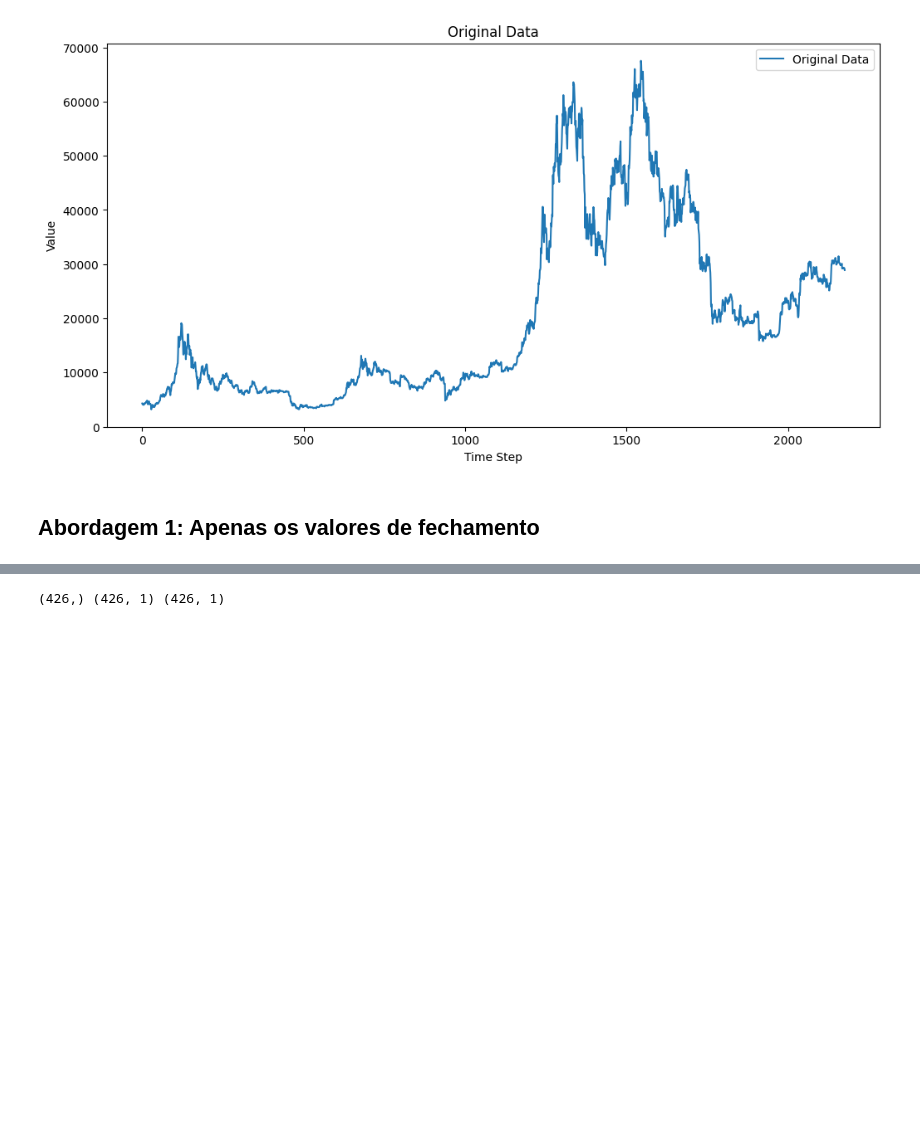
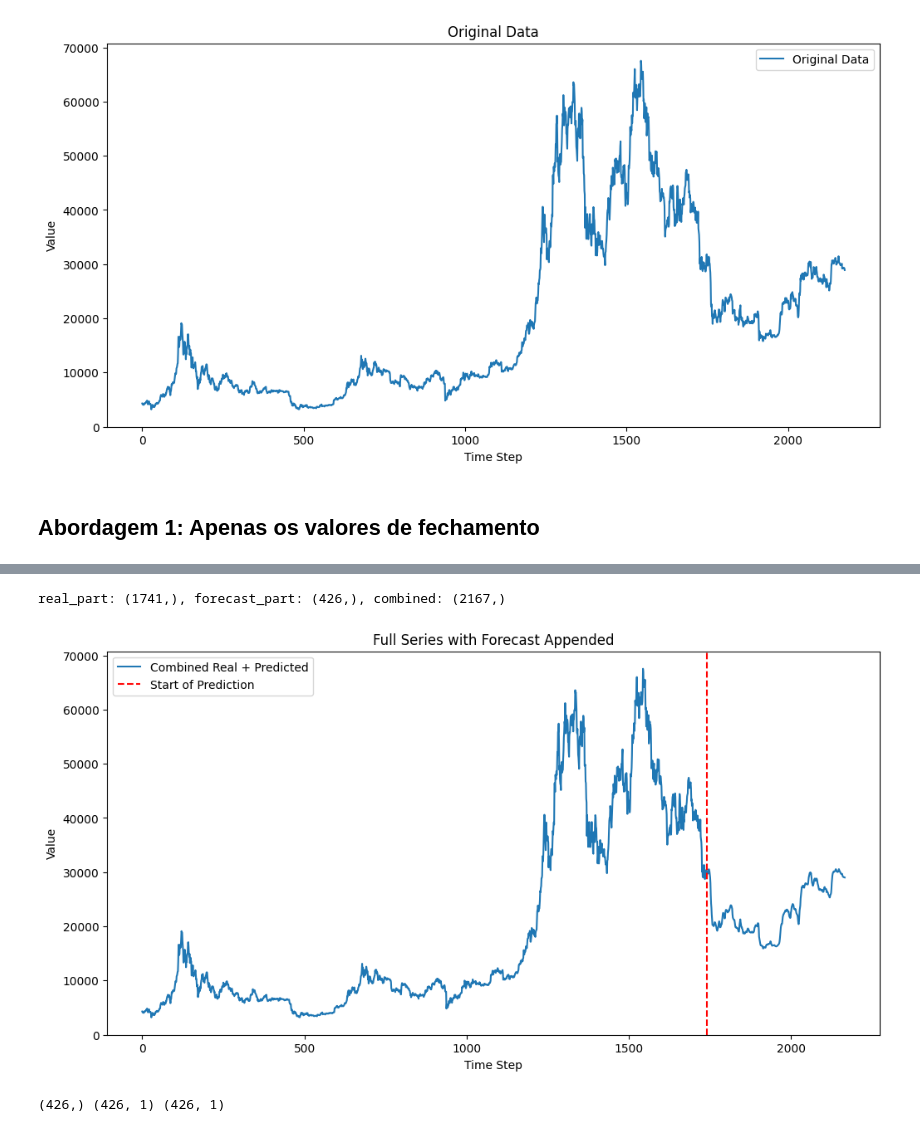
Before and after one commit to JVMergulho/redes_neurais, a Jupyter notebook: miniprojeto2/LSTM.ipynb, the cells around one changed output, grey strips where cells are left out. Cells and saved outputs as stored; diff of their text form; code cells hidden in the pictures; blank space fills up the shorter version.

Commit message:
add prediction graph

```diff
--- a/miniprojeto2/LSTM.ipynb
+++ b/miniprojeto2/LSTM.ipynb
@@ -153,5 +156,33 @@ Epoch [80/100], Loss: 0.0005
 Epoch [90/100], Loss: 0.0004
 Epoch [100/100], Loss: 0.0004
+# %%
+# Pega parte real antes do teste
+look_back = testX.shape[1]  # seu seq_length
+train_end_idx = len(X_raw) - len(testX) - look_back + 1
+
+# Parte real até a entrada do teste
+real_part = X_raw[:train_end_idx].squeeze()
+
+forecast_part = y_pred_denorm.squeeze()
+
+# Cria vetor final
+combined = np.concatenate((real_part, forecast_part))
+
+time_steps = np.arange(len(combined))
+
+print(f"real_part: {real_part.shape}, forecast_part: {forecast_part.shape}, combined: {combined.shape}")
+
+plt.figure(figsize=(12, 6))
+plt.plot(time_steps, combined, label='Combined Real + Predicted', linestyle='-')
+plt.axvline(x=len(real_part)-1, color='r', linestyle='--', label='Start of Prediction')
+plt.title('Full Series with Forecast Appended')
+plt.xlabel('Time Step')
+plt.ylabel('Value')
+plt.legend()
+plt.show()
+# %% [output]
+real_part: (1741,), forecast_part: (426,), combined: (2167,)
+[figure, added]
 # %%
 model.eval()
 with torch.no_grad():
```
Also changed, not shown: parts of 2 cells of this notebook, 1 other file.
